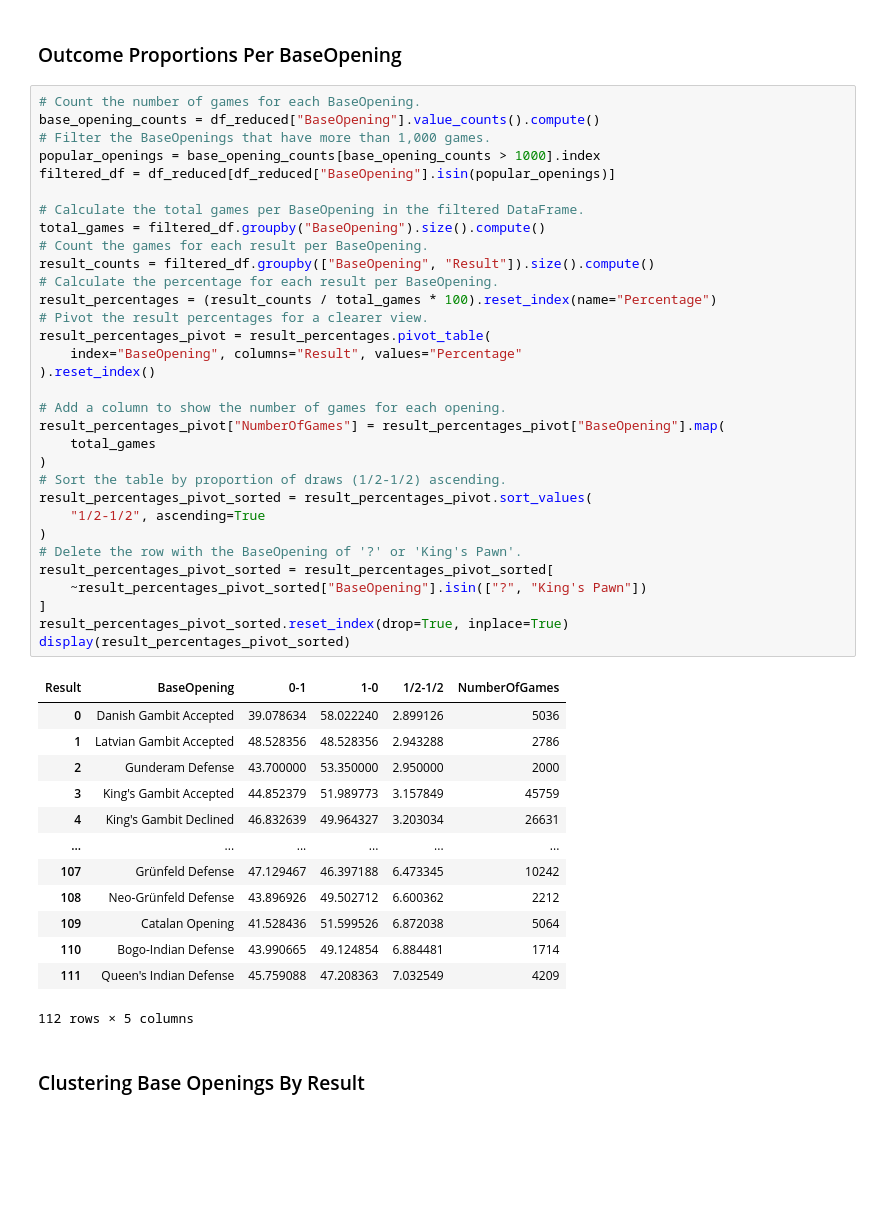
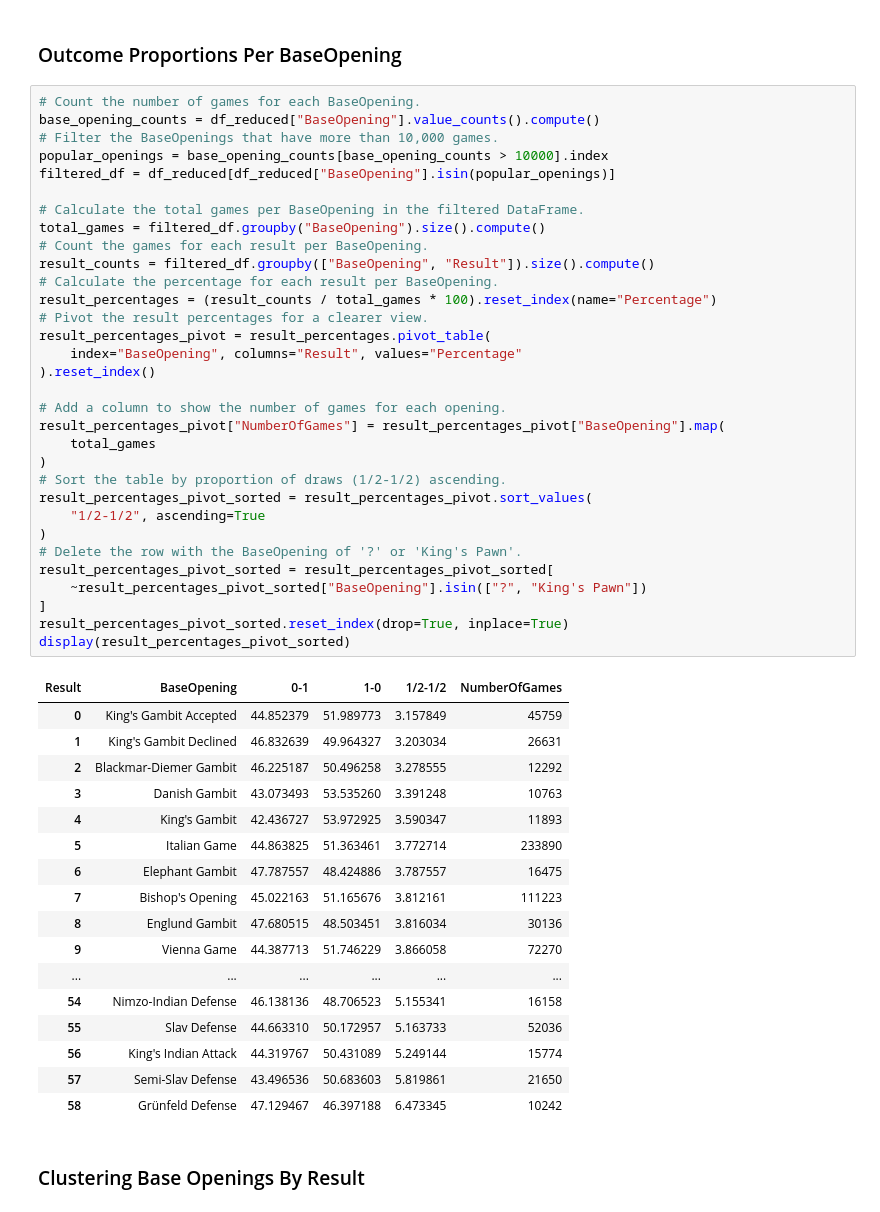
Before and after one commit to IsaacCheng9/machine-learning-in-chess, a Jupyter notebook: src/analyse_chess_data.ipynb, the cells around one changed output. Saved outputs shown, nothing was run; the diff lists cells and outputs as text; blank space fills up the shorter version.

```diff
--- a/src/analyse_chess_data.ipynb
+++ b/src/analyse_chess_data.ipynb
@@ -1799,49 +1799,53 @@ F1 score of the random forest classifier: 0.508
 # %%
 # Count the number of games for each BaseOpening.
 base_opening_counts = df_reduced["BaseOpening"].value_counts().compute()
-# Filter the BaseOpenings that have more than 1,000 games.
-popular_openings = base_opening_counts[base_opening_counts > 1000].index
+# Filter the BaseOpenings that have more than 10,000 games.
+popular_openings = base_opening_counts[base_opening_counts > 10000].index
 filtered_df = df_reduced[df_reduced["BaseOpening"].isin(popular_openings)]
 
 # Calculate the total games per BaseOpening in the filtered DataFrame.
 total_games = filtered_df.groupby("BaseOpening").size().compute()
 # Count the games for each result per BaseOpening.
 result_counts = filtered_df.groupby(["BaseOpening", "Result"]).size().compute()
 # Calculate the percentage for each result per BaseOpening.
 result_percentages = (result_counts / total_games * 100).reset_index(name="Percentage")
 # Pivot the result percentages for a clearer view.
 result_percentages_pivot = result_percentages.pivot_table(
     index="BaseOpening", columns="Result", values="Percentage"
 ).reset_index()
 
 # Add a column to show the number of games for each opening.
 result_percentages_pivot["NumberOfGames"] = result_percentages_pivot["BaseOpening"].map(
     total_games
 )
 # Sort the table by proportion of draws (1/2-1/2) ascending.
 result_percentages_pivot_sorted = result_percentages_pivot.sort_values(
     "1/2-1/2", ascending=True
 )
 # Delete the row with the BaseOpening of '?' or 'King's Pawn'.
 result_percentages_pivot_sorted = result_percentages_pivot_sorted[
     ~result_percentages_pivot_sorted["BaseOpening"].isin(["?", "King's Pawn"])
 ]
 result_percentages_pivot_sorted.reset_index(drop=True, inplace=True)
 display(result_percentages_pivot_sorted)
 # %% [output]
 | Result | BaseOpening | 0-1 | 1-0 | 1/2-1/2 | NumberOfGames |
-| 0 | Danish Gambit Accepted | 39.078634 | 58.022240 | 2.899126 | 5036 |
-| 1 | Latvian Gambit Accepted | 48.528356 | 48.528356 | 2.943288 | 2786 |
-| 2 | Gunderam Defense | 43.700000 | 53.350000 | 2.950000 | 2000 |
-| 3 | King's Gambit Accepted | 44.852379 | 51.989773 | 3.157849 | 45759 |
-| 4 | King's Gambit Declined | 46.832639 | 49.964327 | 3.203034 | 26631 |
+| 0 | King's Gambit Accepted | 44.852379 | 51.989773 | 3.157849 | 45759 |
+| 1 | King's Gambit Declined | 46.832639 | 49.964327 | 3.203034 | 26631 |
+| 2 | Blackmar-Diemer Gambit | 46.225187 | 50.496258 | 3.278555 | 12292 |
+| 3 | Danish Gambit | 43.073493 | 53.535260 | 3.391248 | 10763 |
+| 4 | King's Gambit | 42.436727 | 53.972925 | 3.590347 | 11893 |
+| 5 | Italian Game | 44.863825 | 51.363461 | 3.772714 | 233890 |
+| 6 | Elephant Gambit | 47.787557 | 48.424886 | 3.787557 | 16475 |
+| 7 | Bishop's Opening | 45.022163 | 51.165676 | 3.812161 | 111223 |
+| 8 | Englund Gambit | 47.680515 | 48.503451 | 3.816034 | 30136 |
+| 9 | Vienna Game | 44.387713 | 51.746229 | 3.866058 | 72270 |
 | ... | ... | ... | ... | ... | ... |
-| 107 | Grünfeld Defense | 47.129467 | 46.397188 | 6.473345 | 10242 |
-| 108 | Neo-Grünfeld Defense | 43.896926 | 49.502712 | 6.600362 | 2212 |
-| 109 | Catalan Opening | 41.528436 | 51.599526 | 6.872038 | 5064 |
-| 110 | Bogo-Indian Defense | 43.990665 | 49.124854 | 6.884481 | 1714 |
-| 111 | Queen's Indian Defense | 45.759088 | 47.208363 | 7.032549 | 4209 |
+| 54 | Nimzo-Indian Defense | 46.138136 | 48.706523 | 5.155341 | 16158 |
+| 55 | Slav Defense | 44.663310 | 50.172957 | 5.163733 | 52036 |
+| 56 | King's Indian Attack | 44.319767 | 50.431089 | 5.249144 | 15774 |
+| 57 | Semi-Slav Defense | 43.496536 | 50.683603 | 5.819861 | 21650 |
+| 58 | Grünfeld Defense | 47.129467 | 46.397188 | 6.473345 | 10242 |
-112 rows × 5 columns
 # %% [markdown]
 ### Clustering Base Openings By Result
 # %%
```
Also changed, not shown: parts of 5 cells of this notebook.
